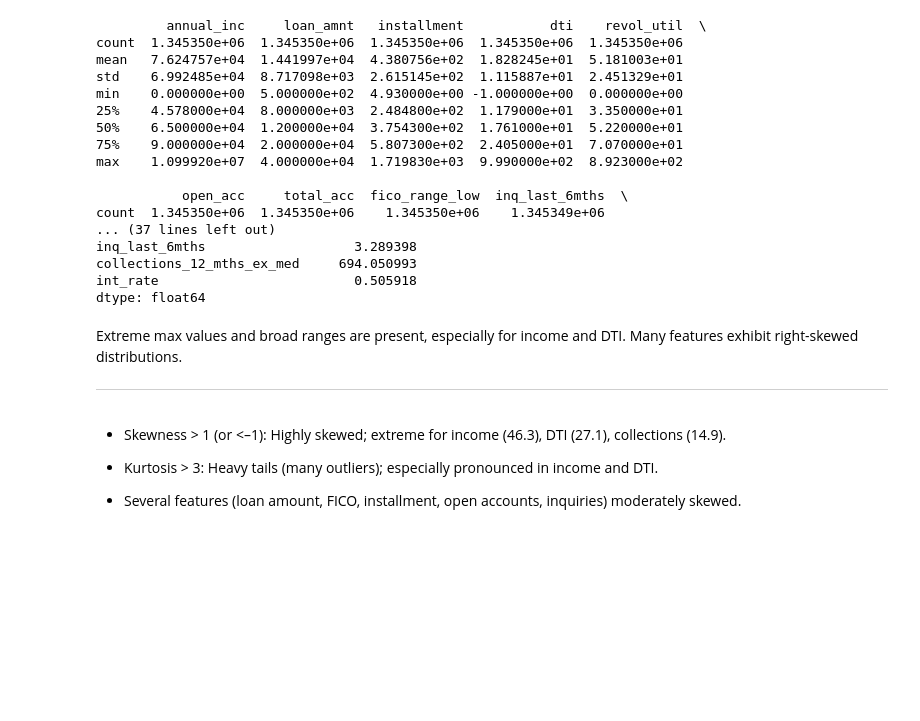
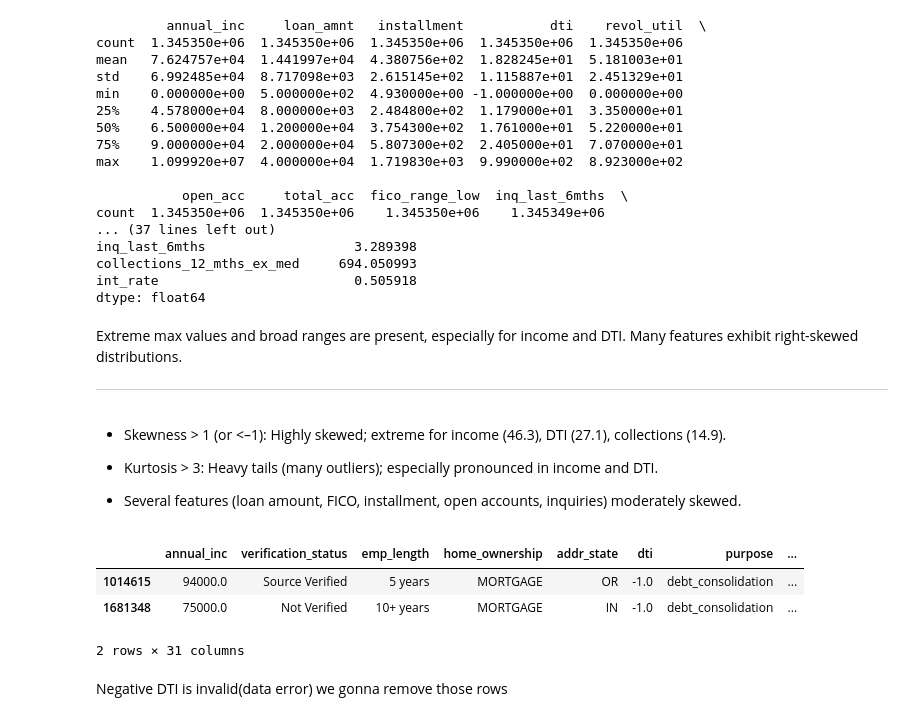
Before and after one commit to shashi-hue/loan-default-risk-system, a Jupyter notebook: notebooks/01_EDA.ipynb, the cells around one changed output. Saved outputs shown, nothing was run; the diff lists cells and outputs as text; code cells hidden in the pictures; blank space fills up the shorter version.

```diff
--- a/notebooks/01_EDA.ipynb
+++ b/notebooks/01_EDA.ipynb
@@ -670,3 +670,12 @@ Extreme max values and broad ranges are present, especially for income and DTI.
 *  Kurtosis > 3: Heavy tails (many outliers); especially pronounced in income and DTI.
 
 *  Several features (loan amount, FICO, installment, open accounts, inquiries) moderately skewed.
+# %%
+model_df[model_df['dti']<0]
+# %% [output]
+|  | annual_inc | verification_status | emp_length | home_ownership | addr_state | dti | purpose | ... |
+| 1014615 | 94000.0 | Source Verified | 5 years | MORTGAGE | OR | -1.0 | debt_consolidation | ... |
+| 1681348 | 75000.0 | Not Verified | 10+ years | MORTGAGE | IN | -1.0 | debt_consolidation | ... |
+2 rows × 31 columns
+# %% [markdown]
+Negative DTI is invalid(data error) we gonna remove those rows
```
Also changed, not shown: parts of 1 cell of this notebook.
